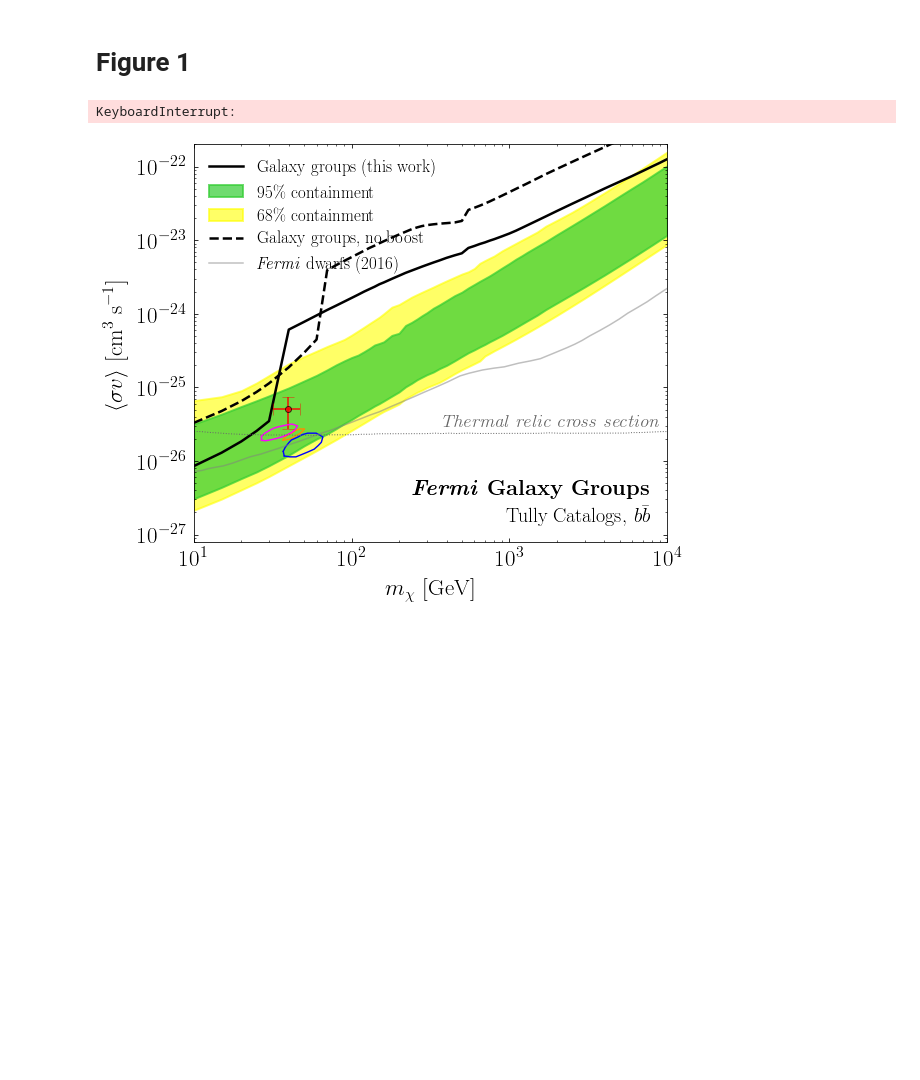
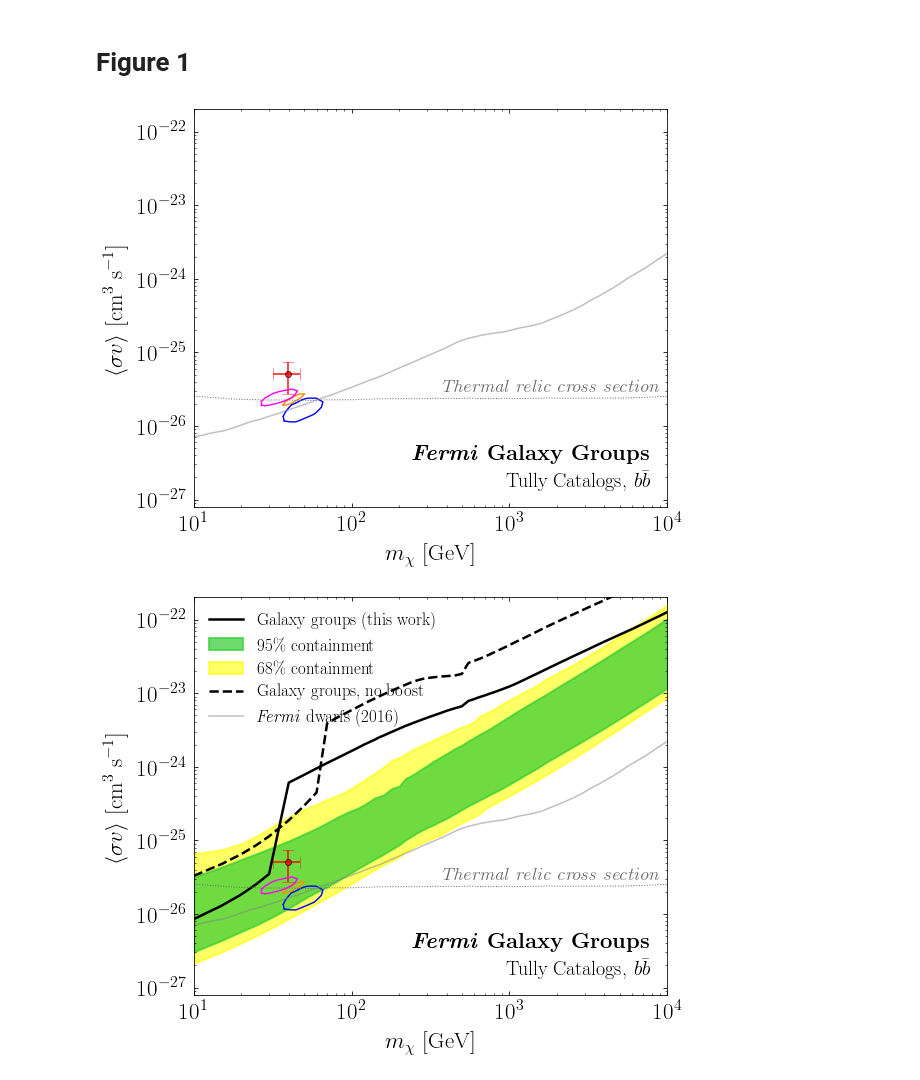
Before and after one commit to jeansom/DM-Catalog-Scan, a Jupyter notebook: Scan-Small-ROI/notebooks/Plot_Data.ipynb, the cells around one changed output. Saved outputs shown, nothing was run; the diff lists cells and outputs as text; code cells hidden in the pictures; blank space fills up the shorter version.

```diff
--- a/Scan-Small-ROI/notebooks/Plot_Data.ipynb
+++ b/Scan-Small-ROI/notebooks/Plot_Data.ipynb
@@ -199,14 +200,69 @@ plot_data_skylocs = LimitPlot(data_dir='/tigress/nrodd/DM-Catalog-Scan/Scan-Smal
                         data_type="skylocs",
                         custom_good_vals=plot_data.passed_halos)
 # %%
-data_skylocs_ary, _, maxTS_skylocs_ary = plot_data_skylocs.return_limits()
+# data_skylocs_ary, _, maxTS_skylocs_ary = plot_data_skylocs.return_limits()
-# %% [output]
-KeyboardInterrupt:
 # %%
 # np.save("data_skylocs_200_ary",data_skylocs_ary)
 # %%
 plot_h = 10/1.2
 plot_w = 8/1.2
+# %%
+fig, ax = plt.subplots(1, figsize=(plot_h, plot_w))
+
+fudge = 1.02
+
+# plt.fill_between(plot_data.marr,10**np.percentile(data_skylocs_ary[len(data_ary)], 2.5, axis=1),10**np.percentile(data_skylocs_ary[len(data_ary)], 97.5, axis=1),color='yellow',label=r'95\% containment',alpha=0.6,lw=2)
+# plt.fill_between(plot_data.marr,10**np.percentile(data_skylocs_ary[len(data_ary)], 16, axis=1),10**np.percentile(data_skylocs_ary[len(data_ary)], 84, axis=1),color='limegreen',label=r'68\% containment',alpha=0.7,lw=2)
+
+# plt.plot(plot_data.marr,10**np.percentile(data_ary[-1], 2.5, axis=1), alpha=1, color='k',label=r'Galaxy groups (this work)',lw=2.5)
+# plt.plot(plot_data.marr,10**np.percentile(data_ary_nb[-1], 2.5, axis=1), alpha=1, color='k',ls='--',label=r'Galaxy groups (no boost)',lw=2.5)
+
+
+plt.plot(10**GCE[::,0],10**GCE[::,1],color='darkorange',alpha= 1.0,lw=1.4)
+plt.plot(10**GCE[[0,-1],0],10**GCE[[0,-1],1],color='darkorange',alpha= 1.0,lw=1.4)
+plt.plot(10**GCE_calore[::,0],10**GCE_calore[::,1],color='blue',alpha = 1.0,lw=1.4) #label = r'Daylan et. al. 2014 (2$\sigma$)',alpha=0.5)
+plt.plot(10**GCE_calore[[0,-1],0],10**GCE_calore[[0,-1],1],color='blue',alpha = 1.0,lw=1.4)
+plt.plot(10**GCE_gordan[::,0],10**GCE_gordan[::,1],color='magenta',alpha = 1.0,lw=1.4)
+plt.plot(10**GCE_gordan[[0,-1],0],10**GCE_gordan[[0,-1],1],color='magenta',alpha = 1.0,lw=1.4)
+plt.errorbar([10**ab_mean[0]],[10**ab_mean[1]],yerr = [ np.array([10**ab_mean[1] - 10**ab_low]), np.array([10**ab_up - 10**ab_mean[1] ]) ],
+            xerr = [ np.array([10**ab_mean[0] - 10**ab_L]), np.array([10**ab_R - 10**ab_mean[0] ]) ],color='red',
+            linewidth=2.0, capsize=6,capthick=.6,markersize=6,marker='o',alpha=0.7,mec='k')
+
+plt.plot(massD,LimD,color='grey',label = r'$\mathit{Fermi}$ dwarfs (2016)',alpha=0.5)
+
+plt.plot(thermal[::,0],thermal[::,1],linestyle='dotted',color='dimgrey',linewidth=1)
+
+# handles,labels = ax.get_legend_handles_labels()
+# handles = [handles[0],handles[4], handles[3],handles[1],handles[2]] #, handles[2]]
+# labels = [labels[0], handles[1],labels[4],labels[3],labels[2]] #, labels[2]]
+
+# labels = [u'Galaxy groups (this work)',
+#  u'95\\% containment',
+#  u'68\\% containment',
+#           u'Galaxy groups, no boost',
+#  u'$\\mathit{Fermi}$ dwarfs (2016)']
+
+# leg = plt.legend(handles,labels,loc=2,fontsize=17,fancybox=True,facecolor='none',frameon=False)
+
+plt.xscale('log')
+plt.yscale('log')
+plt.xticks(fontsize=23);
+plt.yticks(fontsize=23);
+plt.xlabel(r"$m_\chi$ [GeV]",fontsize=23)
+plt.ylabel(r"$\langle \sigma v \rangle$ [cm$^3$ s$^{-1}$]",fontsize=23)
+
+plt.xlim([1e1,1e4])
+plt.ylim([8e-28,2e-22])
+
+plt.text(240.3, 3.5e-27, r'\textbf{\emph{Fermi} Galaxy Groups}',fontsize=22,color='black')
+plt.text(950.3, 1.5e-27, r'Tully Catalogs, $b\bar b$',fontsize=20,color='black')
+plt.text(380, 3.e-26, r'\emph{Thermal relic cross section}',fontsize=19.,color='dimgrey')
+
+plt.tight_layout()
+
+plt.savefig(plots_dir + 'dwarfs.pdf',bbox_inches='tight')
+# %% [output]
+[figure, added]
 # %%
 fig, ax = plt.subplots(1, figsize=(plot_h, plot_w))
 
```
Also changed, not shown: parts of 3 cells of this notebook, 52 other files.
